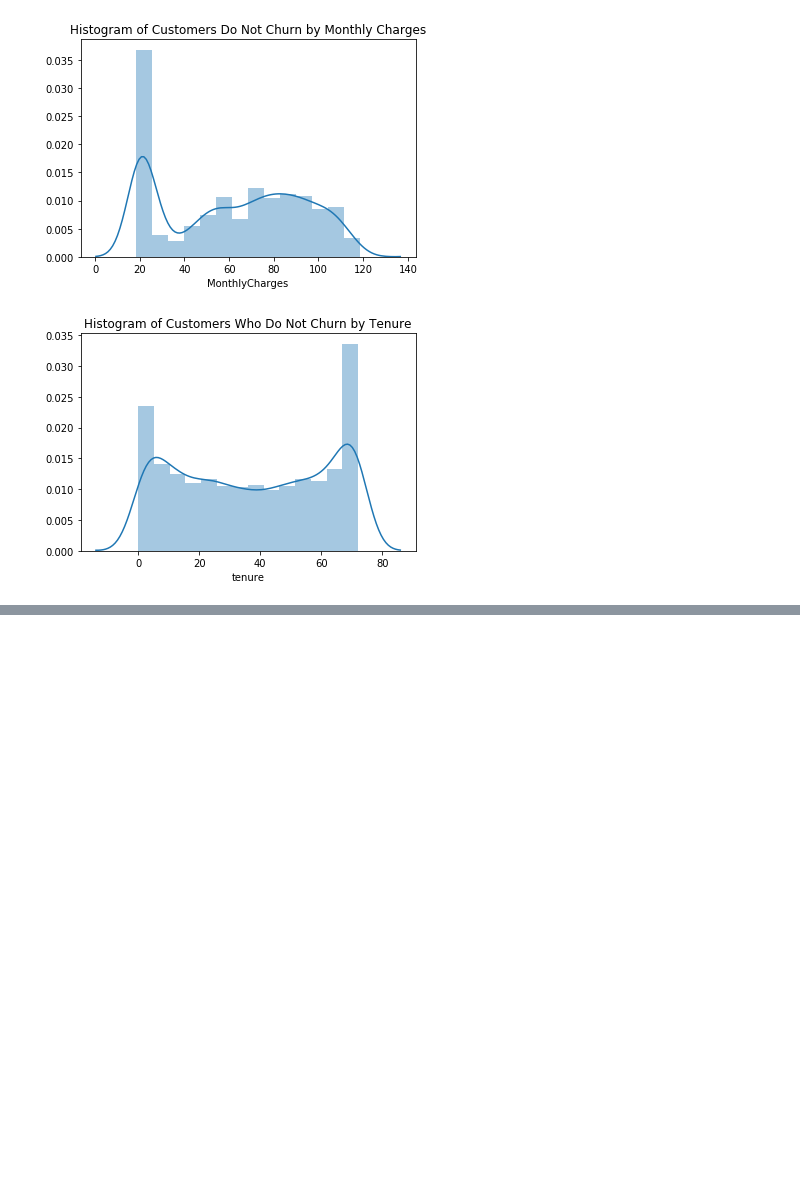
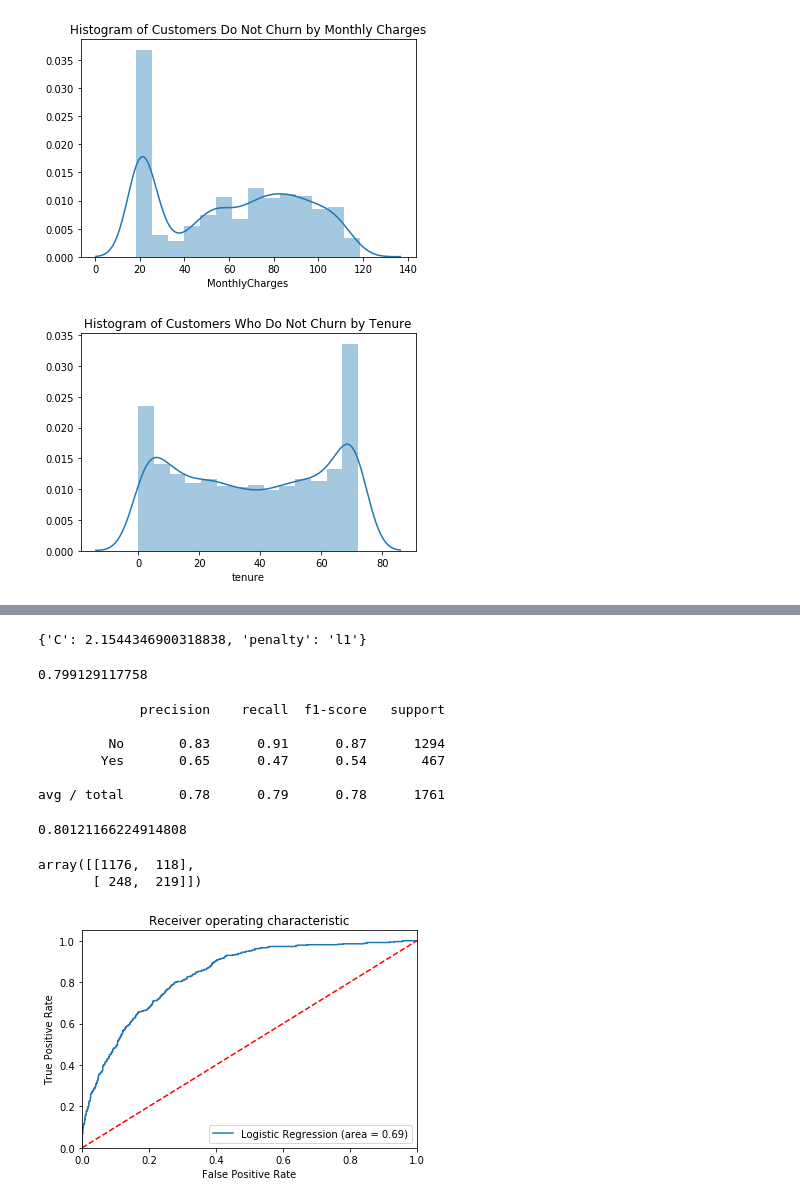
Before and after one commit to grantaguinaldo/mlnd-capstone, a Jupyter notebook: working/mlnd-capstone.ipynb, the cells around one changed output, grey strips where cells are left out. Cells and saved outputs as stored; diff of their text form; code cells hidden in the pictures; blank space fills up the shorter version.

```diff
--- a/working/mlnd-capstone.ipynb
+++ b/working/mlnd-capstone.ipynb
@@ -358,0 +601,8 @@ pd.get_dummies(df['PaymentMethod'])
+# %%
+lr = LogisticRegression(random_state = 42)
+penalty = ['l1', 'l2']
+C = np.logspace(0, 1, 10, 100)
+hyperparameters = dict(C=C, penalty=penalty)
+grid = GridSearchCV(lr, hyperparameters, verbose=3, cv=10)
+# %%
+grid.fit(X_train, y_train)
@@ -358,0 +648,50 @@ pd.get_dummies(df['PaymentMethod'])
+# %%
+print(grid.best_params_)
+# %% [output]
+{'C': 2.1544346900318838, 'penalty': 'l1'}
+# %%
+print(grid.best_score_)
+# %% [output]
+0.799129117758
+# %%
+y_pred_class = grid.predict(X_test)
+
+print(classification_report(y_test, y_pred_class,
+                            target_names=["No", "Yes"]))
+# %% [output]
+             precision    recall  f1-score   support
+
+         No       0.83      0.91      0.87      1294
+        Yes       0.65      0.47      0.54       467
+
+avg / total       0.78      0.79      0.78      1761
+# %%
+lr = LogisticRegression(random_state=42, C=2.1544346900318838, penalty='l1')
+lr.fit(X_train, y_train)
+y_pred_class = lr.predict(X_test)
+lr.score(X_train, y_train)
+# %% [output]
+0.80121166224914808
+# %%
+confusion_matrix(y_test, y_pred_class)
+# %% [output]
+array([[1176,  118],
+       [ 248,  219]])
+# %%
+lr_roc_auc = roc_auc_score(y_test, y_pred_class)
+fpr, tpr, thresholds = roc_curve(y_test, lr.predict_proba(X_test)[:,1])
+
+plt.figure()
+plt.plot(fpr, tpr, label='Logistic Regression (area = %0.2f)' % lr_roc_auc)
+
+plt.plot([0, 1], [0, 1],'r--')
+plt.xlim([0.0, 1.0])
+plt.ylim([0.0, 1.05])
+
+plt.xlabel('False Positive Rate')
+plt.ylabel('True Positive Rate')
+plt.title('Receiver operating characteristic')
+plt.legend(loc="lower right")
+plt.show()
+# %% [output]
+[figure, added]
```
Also changed, not shown: parts of 31 cells of this notebook, 1 other file.
